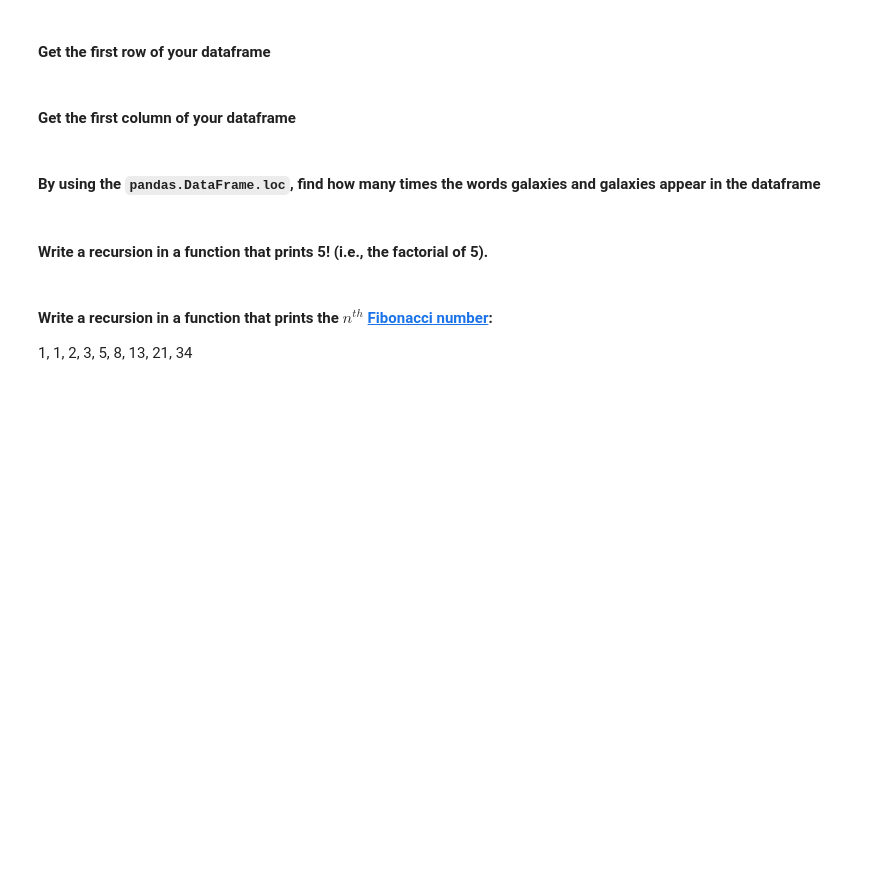
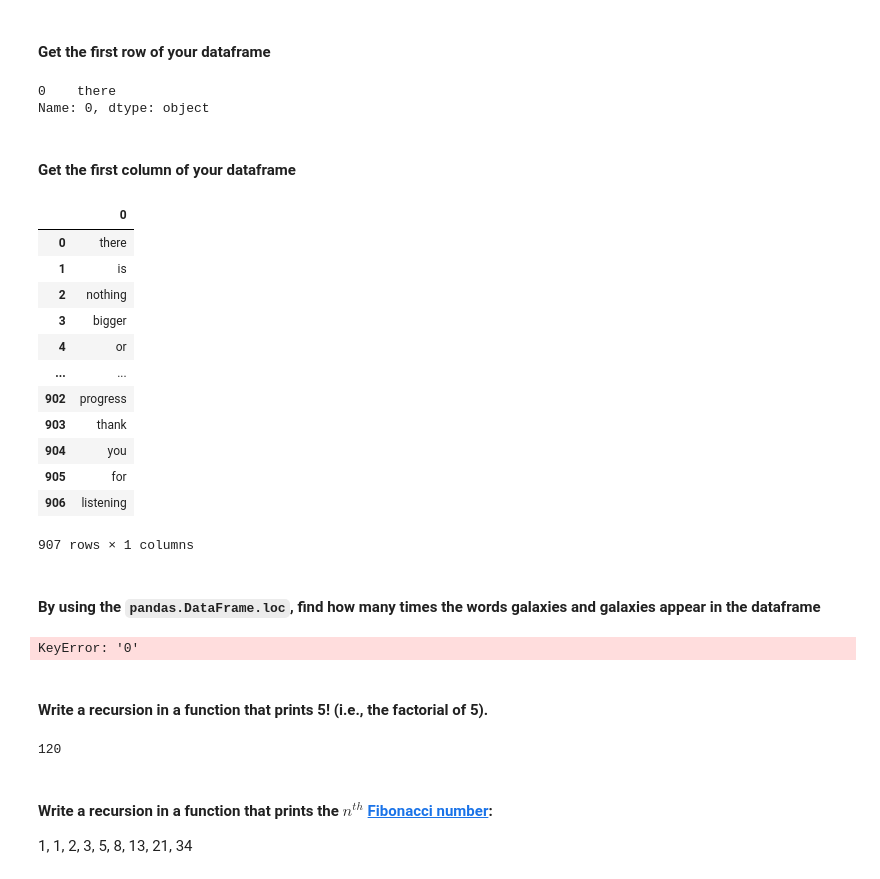
Before and after one commit to tsolakisgeo/CLCV25922, a Jupyter notebook: studenthub/urquhart/7/DHAW2022-Class7-Assignment.ipynb, the cells around one changed output. Cells and saved outputs as stored; diff of their text form; code cells hidden in the pictures; blank space fills up the shorter version.

```diff
--- a/studenthub/urquhart/7/DHAW2022-Class7-Assignment.ipynb
+++ b/studenthub/urquhart/7/DHAW2022-Class7-Assignment.ipynb
@@ -171,9 +185,34 @@ TypeError: from_dict() got an unexpected keyword argument 'index'
 # %% [markdown]
 #### Get the first row of your dataframe
+# %%
+df.iloc[0]
+# %% [output]
+0    there
+Name: 0, dtype: object
 # %% [markdown]
 #### Get the first column of your dataframe
+# %%
+df.iloc[:]
+# %% [output]
+|  | 0 |
+| 0 | there |
+| 1 | is |
+| 2 | nothing |
+| 3 | bigger |
+| 4 | or |
+| ... | ... |
+| 902 | progress |
+| 903 | thank |
+| 904 | you |
+| 905 | for |
+| 906 | listening |
+907 rows × 1 columns
 # %% [markdown]
 #### By using the `pandas.DataFrame.loc`, find how many times the words galaxies and galaxies appear in the dataframe
+# %%
+df["0"].value_counts("galaxies")
+# %% [output]
+KeyError: '0'
 # %% [markdown]
 #### Write a recursion in a function that prints 5! (i.e., the factorial of 5).
 # %%
@@ -181,5 +224,7 @@ def fact(n):
 # %%
-print(fact(n))
+print(fact(5))
+# %% [output]
+120
 # %% [markdown]
 #### Write a recursion in a function that prints the $n^{th}$ [Fibonacci number](https://en.wikipedia.org/wiki/Fibonacci_number):
 
```
Also changed, not shown: parts of 8 cells of this notebook.
